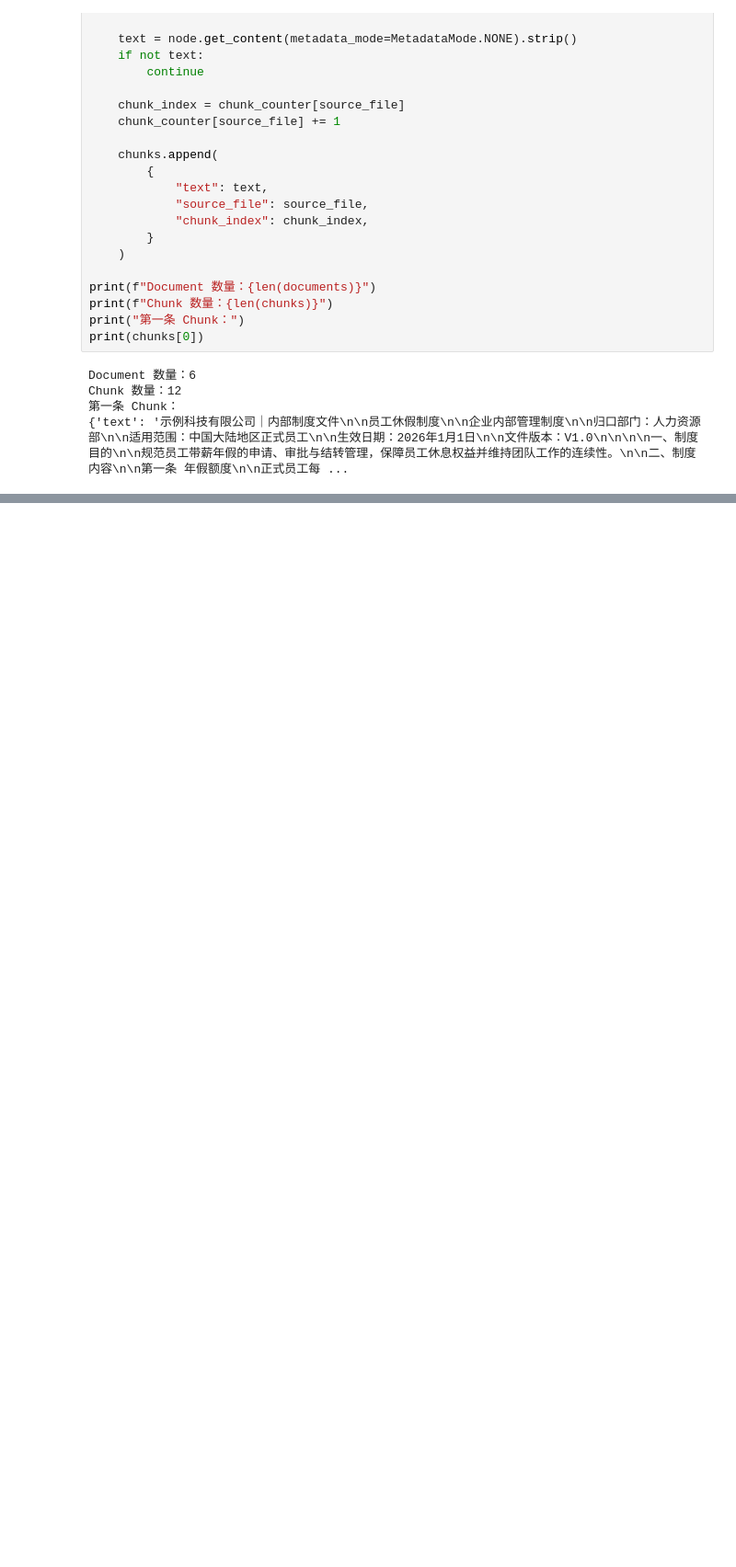
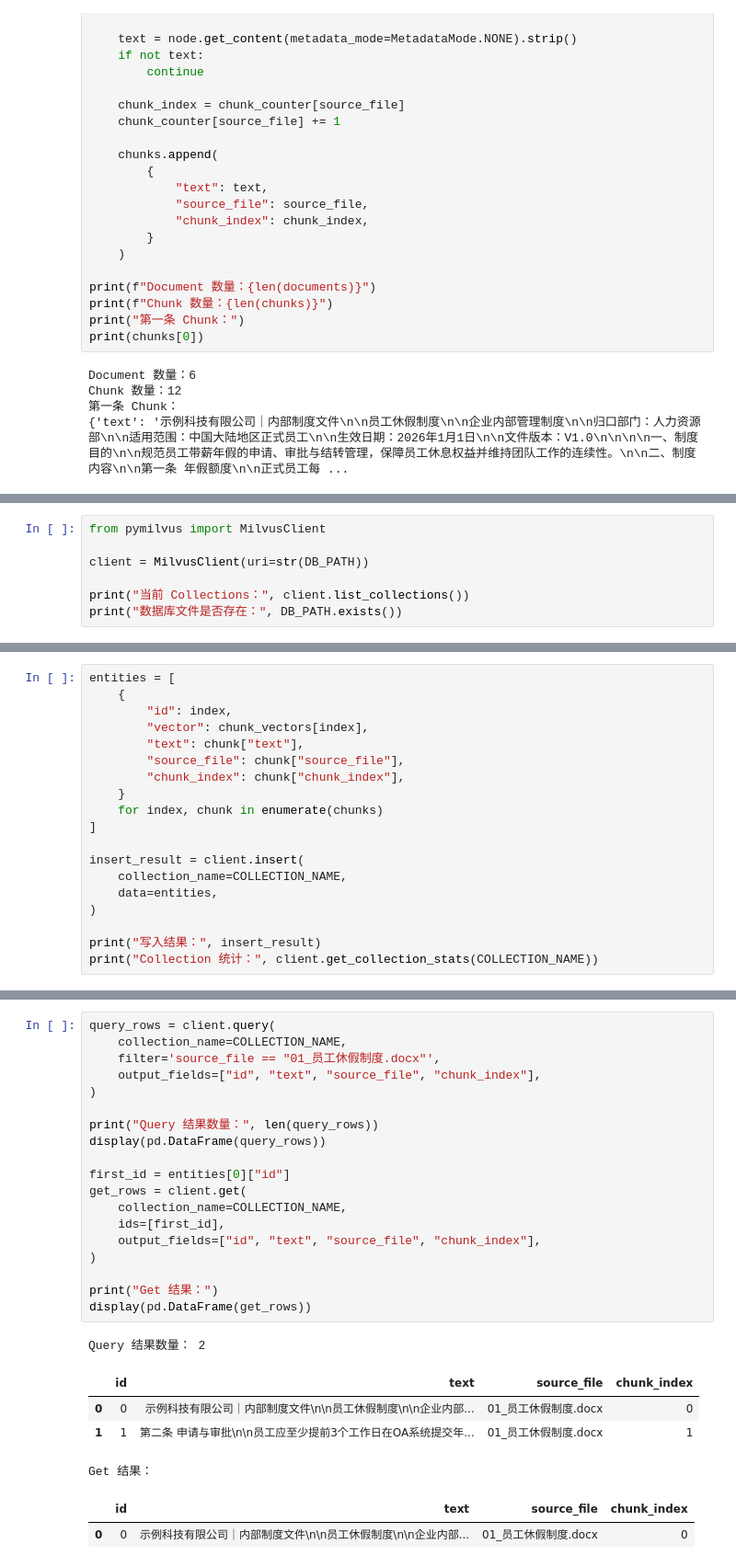
Before and after one commit to Huzhiwen1208/TaskPivot, a Jupyter notebook: ai-agent/vector-db.ipynb, the cells around one changed output, grey strips where cells are left out. Shown at 92% size. Cells and saved outputs as stored; diff of their text form; blank space fills up the shorter version.

```diff
--- a/ai-agent/vector-db.ipynb
+++ b/ai-agent/vector-db.ipynb
@@ -194 +173,8 @@ print(f"已经为 {len(chunk_vectors)} 个 Chunk 生成向量")
 已经为 12 个 Chunk 生成向量
+# %%
+from pymilvus import MilvusClient
+
+client = MilvusClient(uri=str(DB_PATH))
+
+print("当前 Collections：", client.list_collections())
+print("数据库文件是否存在：", DB_PATH.exists())
@@ -194,0 +216,19 @@ print(f"已经为 {len(chunk_vectors)} 个 Chunk 生成向量")
+# %%
+entities = [
+    {
+        "id": index,
+        "vector": chunk_vectors[index],
+        "text": chunk["text"],
+        "source_file": chunk["source_file"],
+        "chunk_index": chunk["chunk_index"],
+    }
+    for index, chunk in enumerate(chunks)
+]
+
+insert_result = client.insert(
+    collection_name=COLLECTION_NAME,
+    data=entities,
+)
+
+print("写入结果：", insert_result)
+print("Collection 统计：", client.get_collection_stats(COLLECTION_NAME))
@@ -194,0 +302,27 @@ print(f"已经为 {len(chunk_vectors)} 个 Chunk 生成向量")
+# %%
+query_rows = client.query(
+    collection_name=COLLECTION_NAME,
+    filter='source_file == "01_员工休假制度.docx"',
+    output_fields=["id", "text", "source_file", "chunk_index"],
+)
+
+print("Query 结果数量：", len(query_rows))
+display(pd.DataFrame(query_rows))
+
+first_id = entities[0]["id"]
+get_rows = client.get(
+    collection_name=COLLECTION_NAME,
+    ids=[first_id],
+    output_fields=["id", "text", "source_file", "chunk_index"],
+)
+
+print("Get 结果：")
+display(pd.DataFrame(get_rows))
+# %% [output]
+Query 结果数量： 2
+|  | id | text | source_file | chunk_index |
+| 0 | 0 | 示例科技有限公司｜内部制度文件\n\n员工休假制度\n\n企业内部... | 01_员工休假制度.docx | 0 |
+| 1 | 1 | 第二条 申请与审批\n\n员工应至少提前3个工作日在OA系统提交年... | 01_员工休假制度.docx | 1 |
+Get 结果：
+|  | id | text | source_file | chunk_index |
+| 0 | 0 | 示例科技有限公司｜内部制度文件\n\n员工休假制度\n\n企业内部... | 01_员工休假制度.docx | 0 |
```
Also changed, not shown: parts of 11 cells of this notebook, 6 other files.
